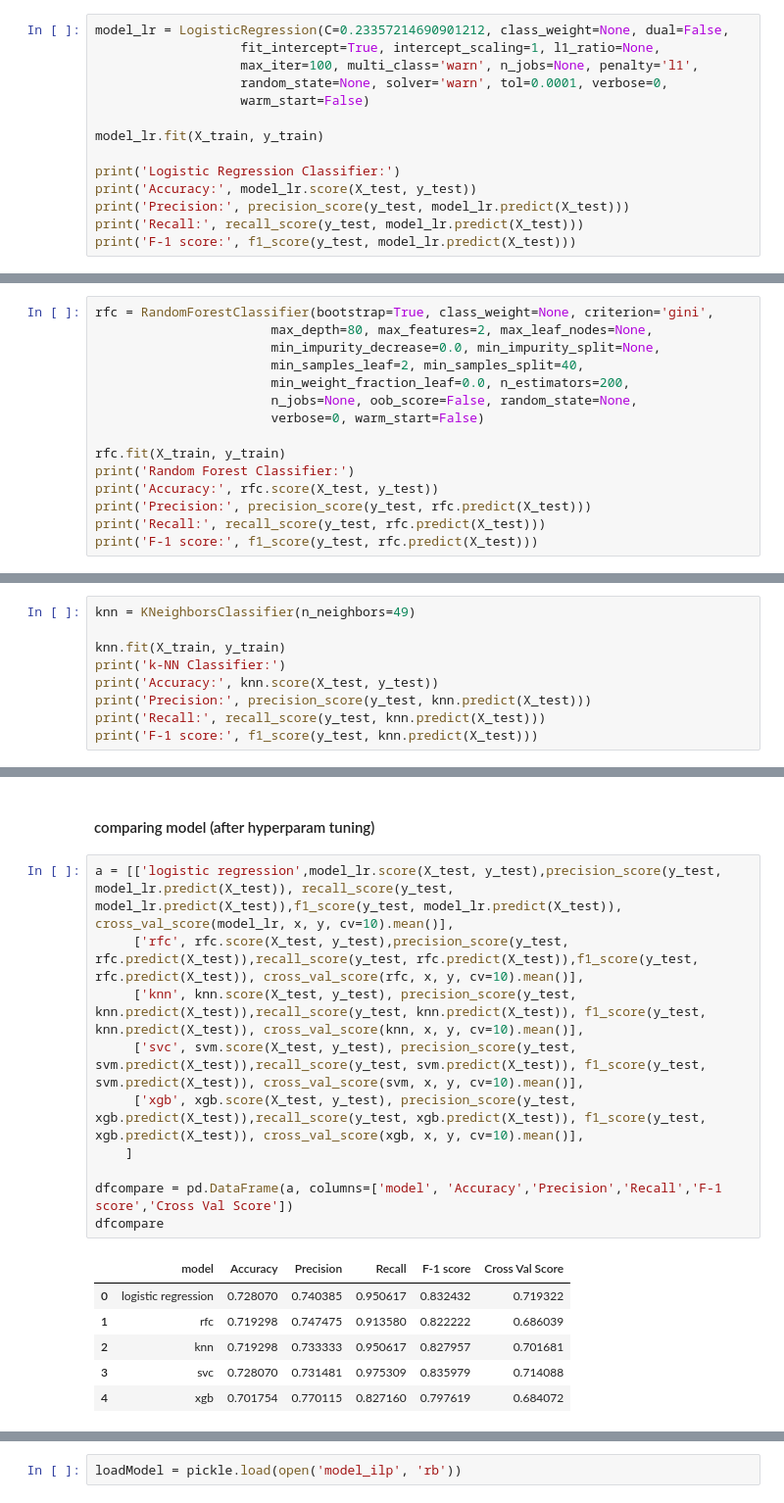
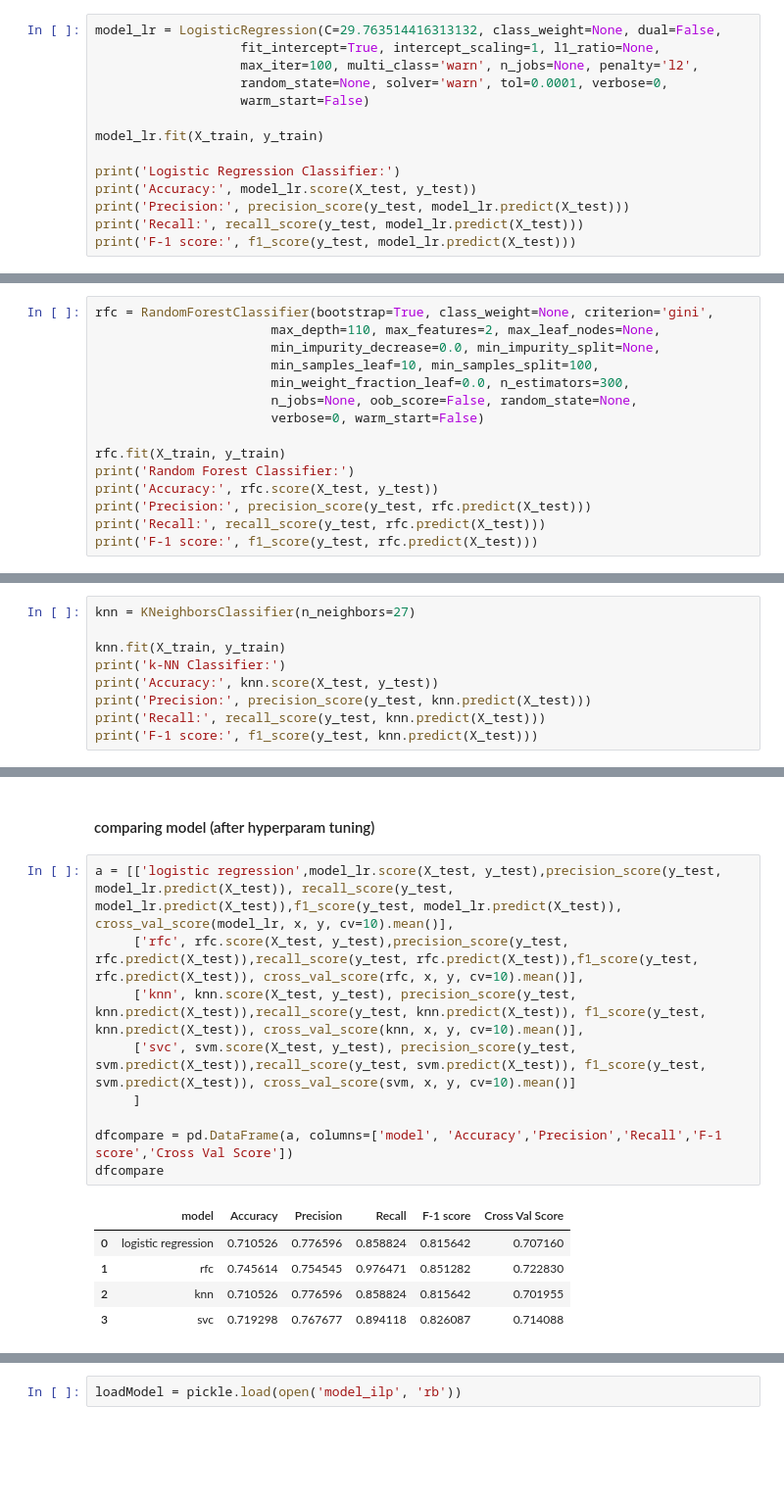
Before and after one commit to gitenx/finalproject_JCDS6, a Jupyter notebook: modelselection.ipynb, the cells around one changed output, grey strips where cells are left out. Shown at 98% size. Drawn from its saved outputs; the diff is of its cells as text; blank space fills up the shorter version.

```diff
--- a/modelselection.ipynb
+++ b/modelselection.ipynb
@@ -81,9 +80,9 @@ LogisticRegression(C=0.23357214690901212, class_weight=None, dual=False,
                    random_state=None, solver='warn', tol=0.0001, verbose=0,
                    warm_start=False)
 # %%
-model_lr = LogisticRegression(C=0.23357214690901212, class_weight=None, dual=False,
+model_lr = LogisticRegression(C=29.763514416313132, class_weight=None, dual=False,
                    fit_intercept=True, intercept_scaling=1, l1_ratio=None,
-                   max_iter=100, multi_class='warn', n_jobs=None, penalty='l1',
+                   max_iter=100, multi_class='warn', n_jobs=None, penalty='l2',
                    random_state=None, solver='warn', tol=0.0001, verbose=0,
                    warm_start=False)
 
@@ -159,10 +158,10 @@ RandomForestClassifier(bootstrap=True, class_weight=None, criterion='gini',
                        verbose=0, warm_start=False)
 # %%
 rfc = RandomForestClassifier(bootstrap=True, class_weight=None, criterion='gini',
-                       max_depth=80, max_features=2, max_leaf_nodes=None,
+                       max_depth=110, max_features=2, max_leaf_nodes=None,
                        min_impurity_decrease=0.0, min_impurity_split=None,
-                       min_samples_leaf=2, min_samples_split=40,
-                       min_weight_fraction_leaf=0.0, n_estimators=200,
+                       min_samples_leaf=10, min_samples_split=100,
+                       min_weight_fraction_leaf=0.0, n_estimators=300,
                        n_jobs=None, oob_score=False, random_state=None,
                        verbose=0, warm_start=False)
 
@@ -227,5 +222,5 @@ The optimal number of neighbors is 49
 # %%
-knn = KNeighborsClassifier(n_neighbors=49)
+knn = KNeighborsClassifier(n_neighbors=27)
 
 knn.fit(X_train, y_train)
 print('k-NN Classifier:')
@@ -420,17 +307,15 @@ cross_val_score(xgb, x, y, cv=10).mean()
 # %%
 a = [['logistic regression',model_lr.score(X_test, y_test),precision_score(y_test, model_lr.predict(X_test)), recall_score(y_test, model_lr.predict(X_test)),f1_score(y_test, model_lr.predict(X_test)), cross_val_score(model_lr, x, y, cv=10).mean()],
      ['rfc', rfc.score(X_test, y_test),precision_score(y_test, rfc.predict(X_test)),recall_score(y_test, rfc.predict(X_test)),f1_score(y_test, rfc.predict(X_test)), cross_val_score(rfc, x, y, cv=10).mean()],
      ['knn', knn.score(X_test, y_test), precision_score(y_test, knn.predict(X_test)),recall_score(y_test, knn.predict(X_test)), f1_score(y_test, knn.predict(X_test)), cross_val_score(knn, x, y, cv=10).mean()],
-     ['svc', svm.score(X_test, y_test), precision_score(y_test, svm.predict(X_test)),recall_score(y_test, svm.predict(X_test)), f1_score(y_test, svm.predict(X_test)), cross_val_score(svm, x, y, cv=10).mean()],
-     ['xgb', xgb.score(X_test, y_test), precision_score(y_test, xgb.predict(X_test)),recall_score(y_test, xgb.predict(X_test)), f1_score(y_test, xgb.predict(X_test)), cross_val_score(xgb, x, y, cv=10).mean()],
-    ]
+     ['svc', svm.score(X_test, y_test), precision_score(y_test, svm.predict(X_test)),recall_score(y_test, svm.predict(X_test)), f1_score(y_test, svm.predict(X_test)), cross_val_score(svm, x, y, cv=10).mean()]
+     ]
 
 dfcompare = pd.DataFrame(a, columns=['model', 'Accuracy','Precision','Recall','F-1 score','Cross Val Score'])
 dfcompare
 # %% [output]
 |  | model | Accuracy | Precision | Recall | F-1 score | Cross Val Score |
-| 0 | logistic regression | 0.728070 | 0.740385 | 0.950617 | 0.832432 | 0.719322 |
-| 1 | rfc | 0.719298 | 0.747475 | 0.913580 | 0.822222 | 0.686039 |
-| 2 | knn | 0.719298 | 0.733333 | 0.950617 | 0.827957 | 0.701681 |
-| 3 | svc | 0.728070 | 0.731481 | 0.975309 | 0.835979 | 0.714088 |
-| 4 | xgb | 0.701754 | 0.770115 | 0.827160 | 0.797619 | 0.684072 |
+| 0 | logistic regression | 0.710526 | 0.776596 | 0.858824 | 0.815642 | 0.707160 |
+| 1 | rfc | 0.745614 | 0.754545 | 0.976471 | 0.851282 | 0.722830 |
+| 2 | knn | 0.710526 | 0.776596 | 0.858824 | 0.815642 | 0.701955 |
+| 3 | svc | 0.719298 | 0.767677 | 0.894118 | 0.826087 | 0.714088 |
```
Also changed, not shown: parts of 34 cells of this notebook, 2 other files.
